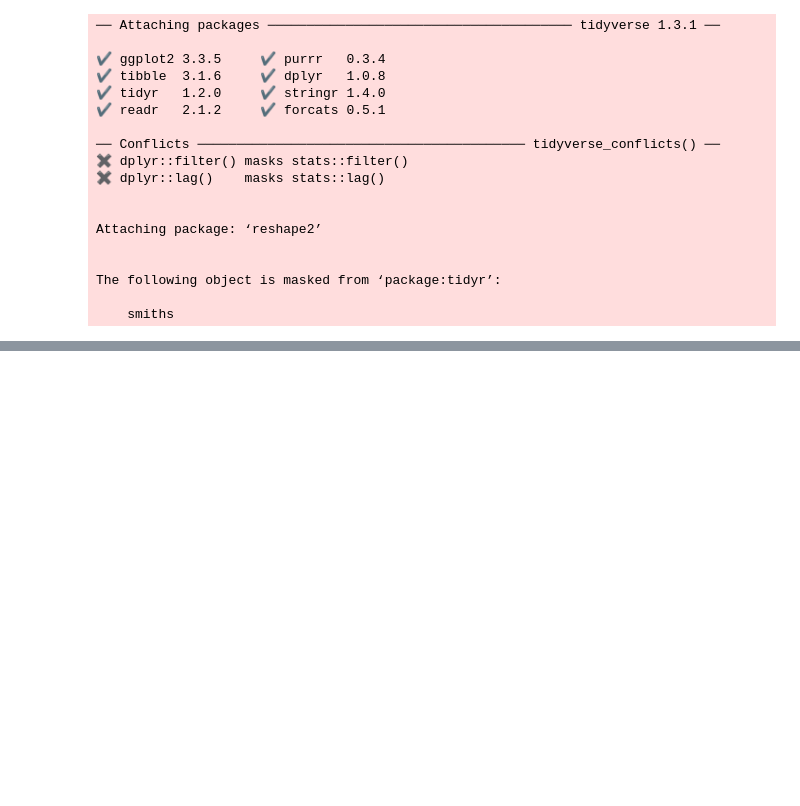
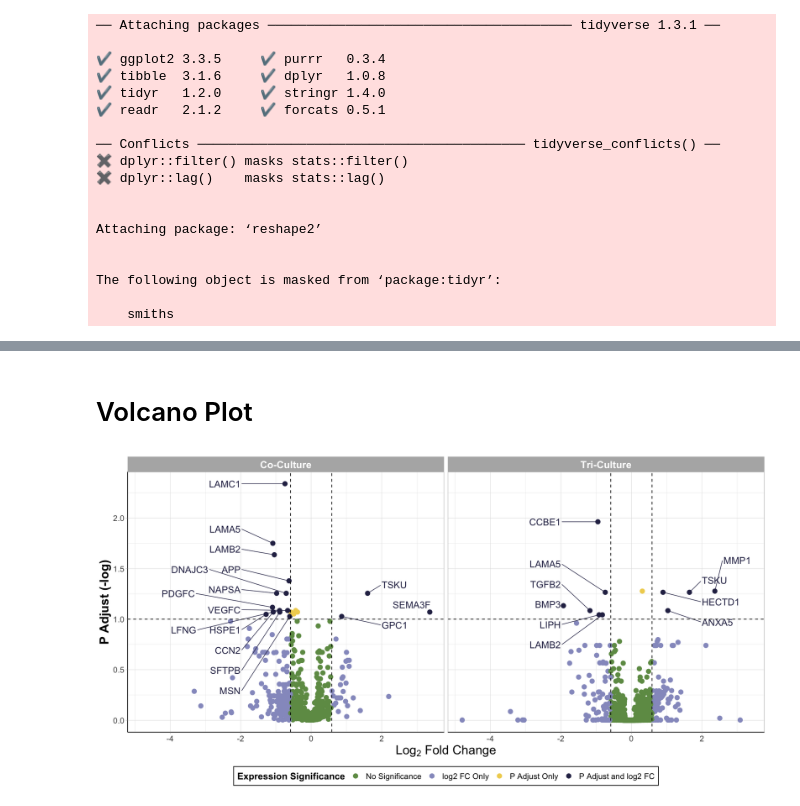
Before and after one commit to alexispayton/Wildfires-and-Extracellular-Vesicles-EVs-Woodsmoke-Alters-EV-Proteomic-Signatures-involved-in-Ext, a Jupyter notebook: 5. Statistical Visualizations/Volcano Plot (Figure 6).ipynb, the cells around one changed output, grey strips where cells are left out. Cells and saved outputs as stored; diff of their text form; code cells hidden in the pictures; blank space fills up the shorter version.

```diff
--- a/5. Statistical Visualizations/Volcano Plot (Figure 6).ipynb
+++ b/5. Statistical Visualizations/Volcano Plot (Figure 6).ipynb
@@ -130,0 +45,20 @@ Figure6
+# %%
+# adding a col to denote whether a protein had a significant p adjust value, log FC, or both
+
+# add a column of NAs
+protein_df$diffexpressed <- "No Significance"
+
+# if log2FC is significant only
+protein_df$diffexpressed[abs(protein_df$log2FC) > abs(log2(1.5)) & protein_df$P.Adj > 0.1] <- "log2 FC Only"
+
+# if p adjust is significant only
+protein_df$diffexpressed[abs(protein_df$log2FC) < abs(log2(1.5)) & protein_df$P.Adj < 0.1] <- "P Adjust Only"
+
+# if log2FC > log2(1.5) and P.Adj < 0.05, set as "UP"
+protein_df$diffexpressed[abs(protein_df$log2FC) > abs(log2(1.5)) & protein_df$P.Adj < 0.1] <- "P Adjust and log2 FC"
+
+# making into a factor
+protein_df$diffexpressed = factor(protein_df$diffexpressed, levels = c("No Significance", "log2 FC Only",
+                                                                       "P Adjust Only", "P Adjust and log2 FC"))
+# viewing df
+head(protein_df)
@@ -131,3 +75,62 @@ Figure6
+# %% [markdown]
+# Volcano Plot
+# %%
+options(repr.plot.width=14, repr.plot.height=7) #changing size
+
+#choosing palette from package
+metbrewer_colors = MetPalettes$VanGogh1[[1]]
+
+Figure6 = ggplot() +
+  geom_point(data = protein_df, aes(x = log2FC, y = -log10(P.Adj), color = diffexpressed), size = 3) +
+
+  #labeling points with statistical significance and FC
+  geom_text_repel(data = protein_df %>%
+                      filter(log2FC > log2(1.5) & diffexpressed == "P Adjust and log2 FC"),
+    aes(x = log2FC, y = -log10(P.Adj), label = Gene.name, color = diffexpressed),
+    xlim = c(2, NA),
+    hjust = 0,
+    segment.size = 0.4,
+     box.padding = 0.7,
+     max.overlaps = Inf,
+    size = 5,
+    show.legend = FALSE) +
+
+  geom_text_repel(data = protein_df %>%
+                      filter(log2FC < log2(1.5) & diffexpressed == "P Adjust and log2 FC"),
+    aes(x = log2FC, y = -log10(P.Adj), label = Gene.name, color = diffexpressed),
+    xlim = c(NA, -2),
+    hjust = 1,
+    segment.size = 0.4,
+     box.padding = 0.7,
+     max.overlaps = Inf,
+    size = 5,
+    show.legend = FALSE) +
+  # FC lines
+  geom_vline(xintercept = log2(1.5), linetype = "dashed") +
+  geom_vline(xintercept = -log2(1.5), linetype = "dashed") +
+  # P Adjust lines
+  geom_hline(yintercept = -log10(0.1), linetype = "dashed") +
+
+  facet_wrap(~Treatment) +
+
+  theme_light() +
+  theme(axis.line = element_line(colour = "black"), #making x and y axes black
+        axis.text = element_text(size = 12), #changing size of x axis labels
+        axis.title = element_text(face = "bold", size = rel(1.7)), #changes axis titles
+        legend.title = element_text(face = 'bold', size = 14), #changes legend title
+        legend.text = element_text(size = 12), #changes legend text
+        legend.position = "bottom", # changing legend position
+        legend.background = element_rect(colour = 'black', fill = 'white', linetype = 'solid'),
+        strip.text.x = element_text(size = 15, face = "bold"), #changes size of facet x axis
+        strip.text.y = element_text(size = 15, face = "bold")) + #changes size of facet y axis
+  labs(x = expression(Log[2]*" Fold Change"), y = 'P Adjust (-log)') +
+
+  scale_color_manual(name = "Expression Significance",
+                      values = c(metbrewer_colors[7], metbrewer_colors[4], '#F0D25E', metbrewer_colors[1]))
+
+Figure6
+# %% [output]
+[figure, added]
 # %%
 # exporting figure
 ggsave(Figure6,
```
Also changed, not shown: parts of 5 cells of this notebook.
